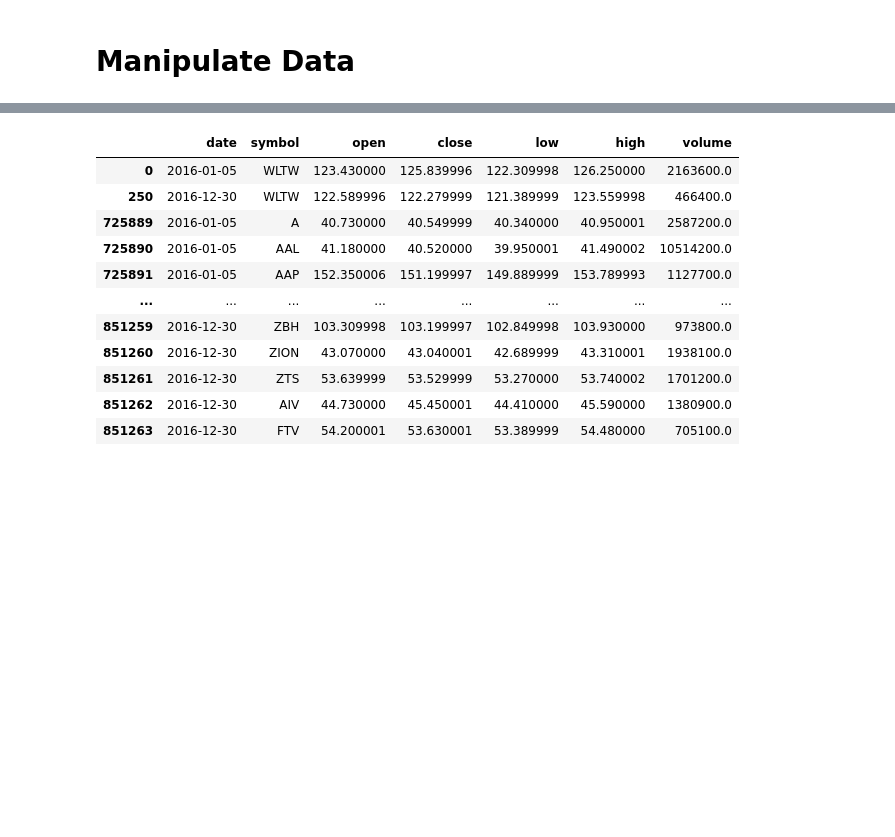
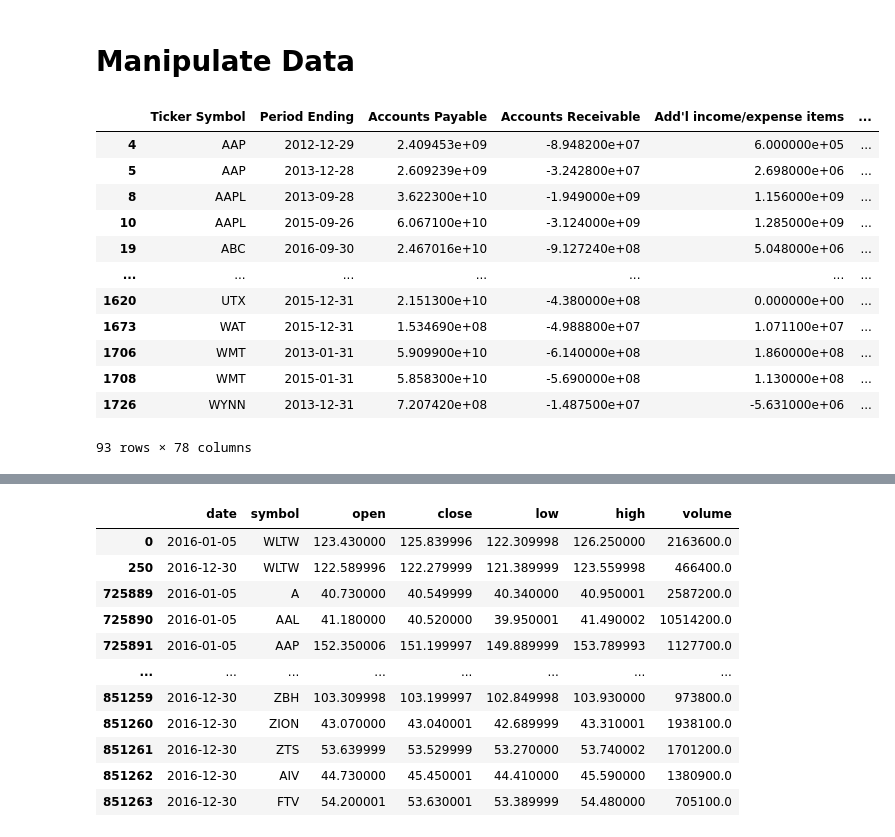
Before and after one commit to YudhaHM/2.DS_Project_Kaggle-NewYork_StockPrice_Analysis, a Jupyter notebook: Kaggle - NY Stock Price Analysis.ipynb, the cells around one changed output, grey strips where cells are left out. Saved outputs shown, nothing was run; the diff lists cells and outputs as text; code cells hidden in the pictures; blank space fills up the shorter version.

```diff
--- a/Kaggle - NY Stock Price Analysis.ipynb
+++ b/Kaggle - NY Stock Price Analysis.ipynb
@@ -176,3 +197,21 @@ Text(0, 0.5, 'Stock Price')
 [figure]
 # %% [markdown]
 # Manipulate Data
+# %%
+big = data.loc[(data['Net Income'] >= 1000000) & (data['Net Cash Flow'] >=  1000000) & (data['After Tax ROE'] >=20)&
+              (data['Earnings Per Share'] >= 5) ]
+big
+# %% [output]
+|  | Ticker Symbol | Period Ending | Accounts Payable | Accounts Receivable | Add'l income/expense items | ... |
+| 4 | AAP | 2012-12-29 | 2.409453e+09 | -8.948200e+07 | 6.000000e+05 | ... |
+| 5 | AAP | 2013-12-28 | 2.609239e+09 | -3.242800e+07 | 2.698000e+06 | ... |
+| 8 | AAPL | 2013-09-28 | 3.622300e+10 | -1.949000e+09 | 1.156000e+09 | ... |
+| 10 | AAPL | 2015-09-26 | 6.067100e+10 | -3.124000e+09 | 1.285000e+09 | ... |
+| 19 | ABC | 2016-09-30 | 2.467016e+10 | -9.127240e+08 | 5.048000e+06 | ... |
+| ... | ... | ... | ... | ... | ... | ... |
+| 1620 | UTX | 2015-12-31 | 2.151300e+10 | -4.380000e+08 | 0.000000e+00 | ... |
+| 1673 | WAT | 2015-12-31 | 1.534690e+08 | -4.988800e+07 | 1.071100e+07 | ... |
+| 1706 | WMT | 2013-01-31 | 5.909900e+10 | -6.140000e+08 | 1.860000e+08 | ... |
+| 1708 | WMT | 2015-01-31 | 5.858300e+10 | -5.690000e+08 | 1.130000e+08 | ... |
+| 1726 | WYNN | 2013-12-31 | 7.207420e+08 | -1.487500e+07 | -5.631000e+06 | ... |
+93 rows × 78 columns
```
Also changed, not shown: parts of 18 cells of this notebook.
